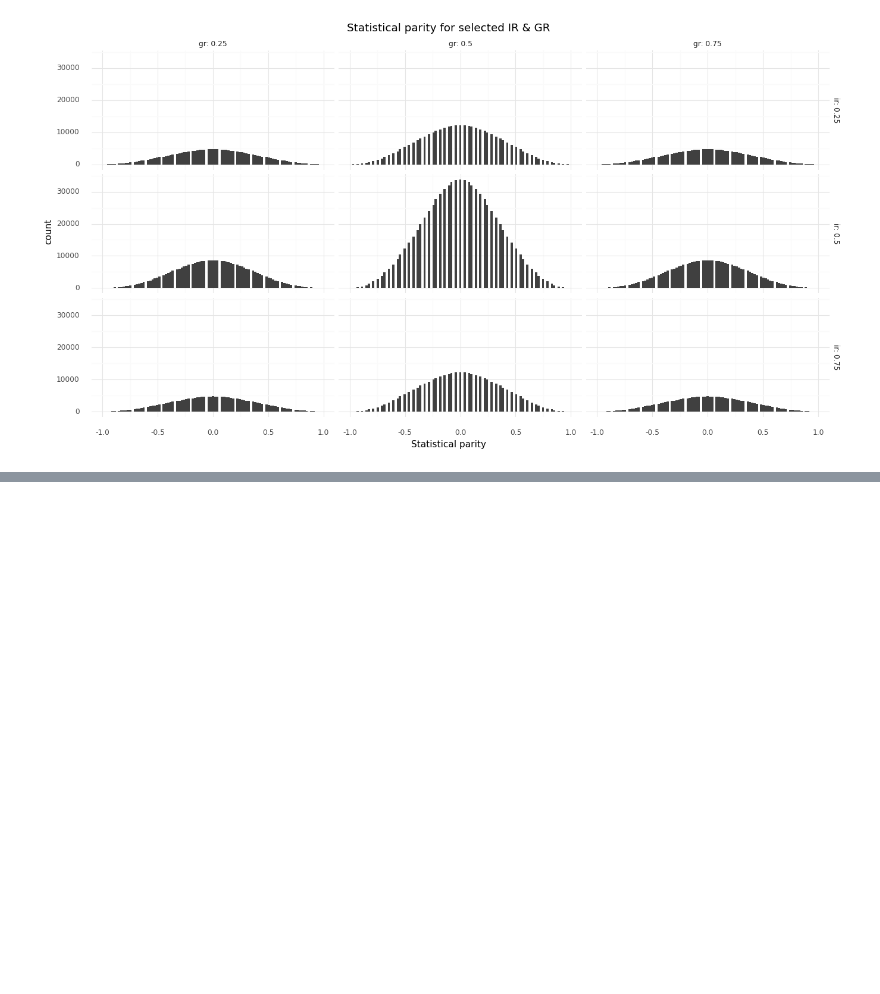
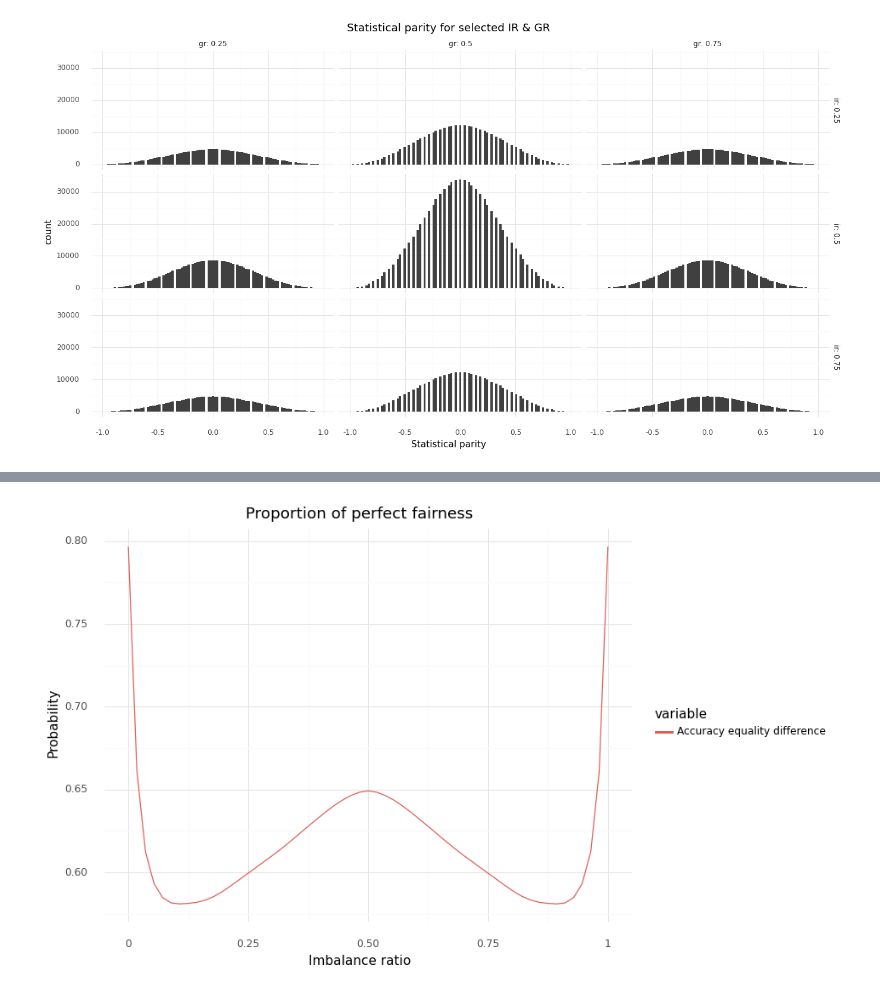
Before and after one commit to emanuelrck/Replication_analysis-of-fairness-measures, a Jupyter notebook: MainPlots.ipynb, the cells around one changed output, grey strips where cells are left out. Cells and saved outputs as stored; diff of their text form; code cells hidden in the pictures; blank space fills up the shorter version.

```diff
--- a/MainPlots.ipynb
+++ b/MainPlots.ipynb
@@ -108,0 +140,5 @@ for metricFName in metrics:
+# %%
+drop2 = drop1 + ['Equal opportunity difference', 'Predictive equality difference']
+plot_sonya(melt_sonya(df.copy().drop(drop2, axis=1)), 'Sonya3')
+# %% [output]
+[figure, added]
```
Also changed, not shown: parts of 6 cells of this notebook.
